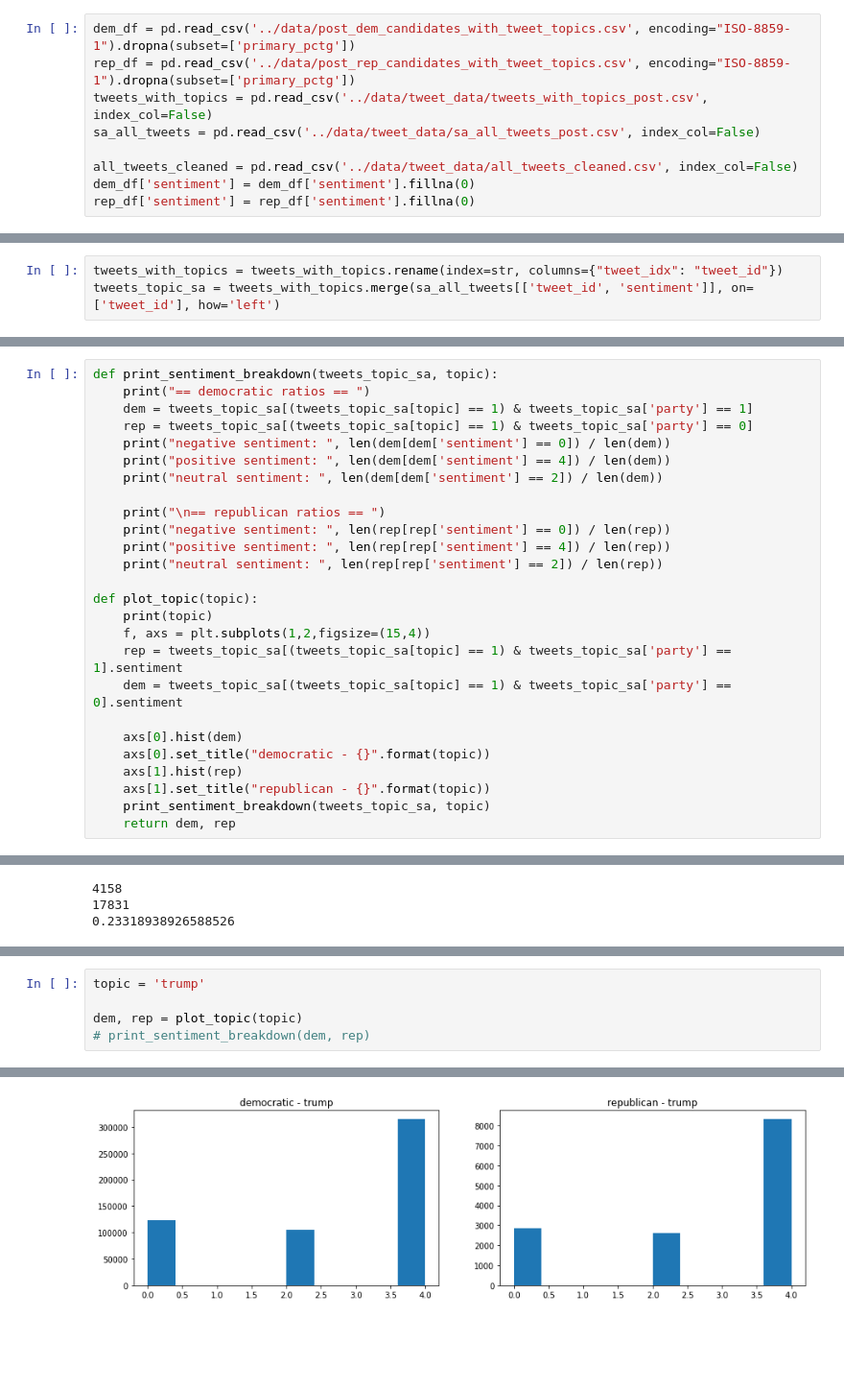
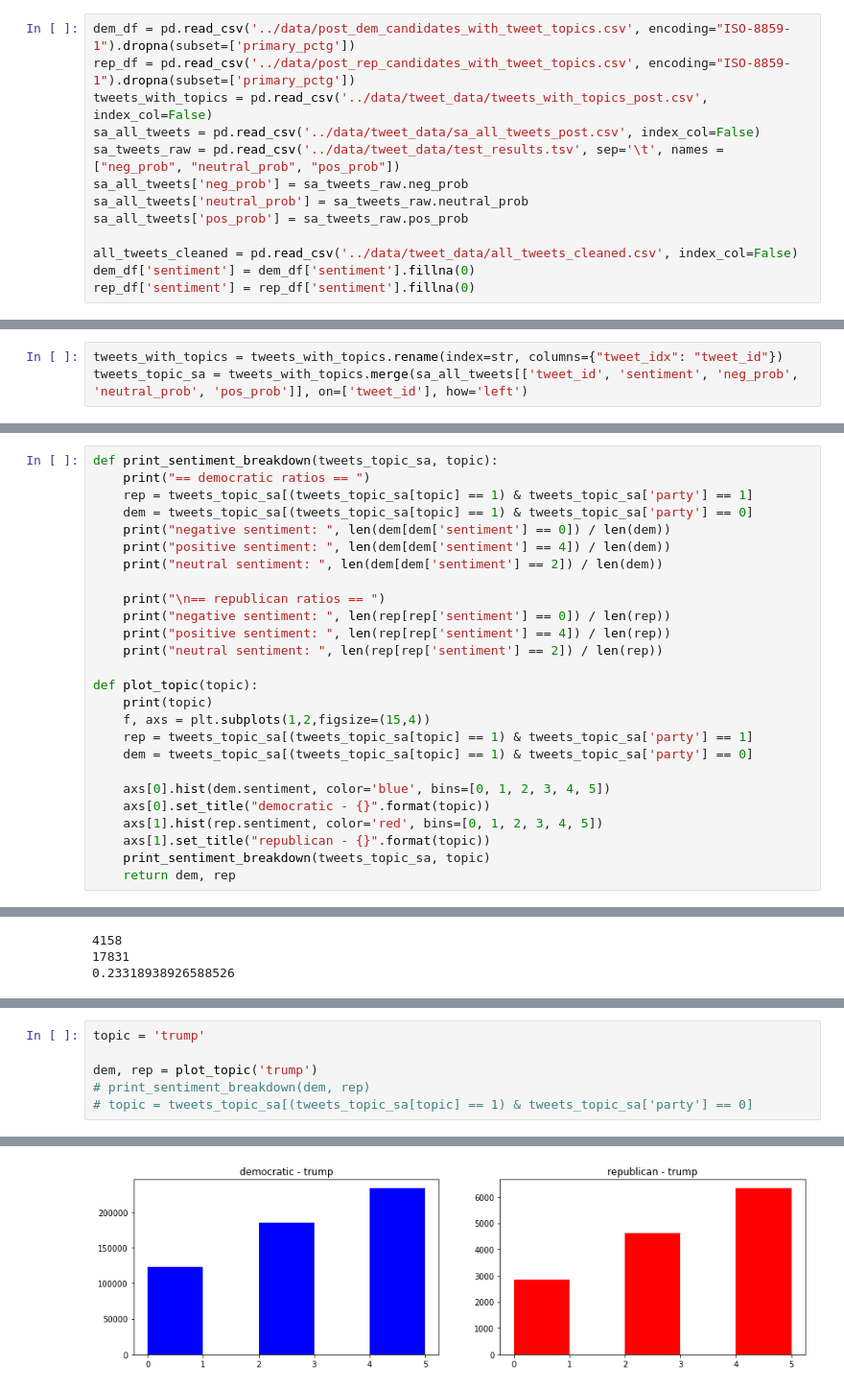
Before and after one commit to charles-tan/POCA, a Jupyter notebook: notebooks/topics_analysis.ipynb, the cells around one changed output, grey strips where cells are left out. Shown: that part at 96% size. Drawn from its saved outputs; the diff is of its cells as text; blank space fills up the shorter version.

```diff
--- a/notebooks/topics_analysis.ipynb
+++ b/notebooks/topics_analysis.ipynb
@@ -7,6 +7,10 @@ dem_df = pd.read_csv('../data/post_dem_candidates_with_tweet_topics.csv', encodi
 rep_df = pd.read_csv('../data/post_rep_candidates_with_tweet_topics.csv', encoding="ISO-8859-1").dropna(subset=['primary_pctg'])
 tweets_with_topics = pd.read_csv('../data/tweet_data/tweets_with_topics_post.csv', index_col=False)
 sa_all_tweets = pd.read_csv('../data/tweet_data/sa_all_tweets_post.csv', index_col=False)
+sa_tweets_raw = pd.read_csv('../data/tweet_data/test_results.tsv', sep='\t', names = ["neg_prob", "neutral_prob", "pos_prob"])
+sa_all_tweets['neg_prob'] = sa_tweets_raw.neg_prob
+sa_all_tweets['neutral_prob'] = sa_tweets_raw.neutral_prob
+sa_all_tweets['pos_prob'] = sa_tweets_raw.pos_prob
 
 all_tweets_cleaned = pd.read_csv('../data/tweet_data/all_tweets_cleaned.csv', index_col=False)
 dem_df['sentiment'] = dem_df['sentiment'].fillna(0)
@@ -33,6 +111,6 @@ Index(['tweet_id', 'stripped_text', 'twitter_handle', 'sentiment'], dtype='objec
 # %%
 tweets_with_topics = tweets_with_topics.rename(index=str, columns={"tweet_idx": "tweet_id"})
-tweets_topic_sa = tweets_with_topics.merge(sa_all_tweets[['tweet_id', 'sentiment']], on=['tweet_id'], how='left')
+tweets_topic_sa = tweets_with_topics.merge(sa_all_tweets[['tweet_id', 'sentiment', 'neg_prob', 'neutral_prob', 'pos_prob']], on=['tweet_id'], how='left')
 # %%
 print(len(tweets_topic_sa[tweets_topic_sa['sentiment'].isna()]))
 print(len(tweets_topic_sa))
@@ -203,8 +347,8 @@ axs.hist(rep)
 # %%
 def print_sentiment_breakdown(tweets_topic_sa, topic):
     print("== democratic ratios == ")
-    dem = tweets_topic_sa[(tweets_topic_sa[topic] == 1) & tweets_topic_sa['party'] == 1]
-    rep = tweets_topic_sa[(tweets_topic_sa[topic] == 1) & tweets_topic_sa['party'] == 0]
+    rep = tweets_topic_sa[(tweets_topic_sa[topic] == 1) & tweets_topic_sa['party'] == 1]
+    dem = tweets_topic_sa[(tweets_topic_sa[topic] == 1) & tweets_topic_sa['party'] == 0]
     print("negative sentiment: ", len(dem[dem['sentiment'] == 0]) / len(dem))
     print("positive sentiment: ", len(dem[dem['sentiment'] == 4]) / len(dem))
     print("neutral sentiment: ", len(dem[dem['sentiment'] == 2]) / len(dem))
@@ -217,12 +361,12 @@ def print_sentiment_breakdown(tweets_topic_sa, topic):
 def plot_topic(topic):
     print(topic)
     f, axs = plt.subplots(1,2,figsize=(15,4))
-    rep = tweets_topic_sa[(tweets_topic_sa[topic] == 1) & tweets_topic_sa['party'] == 1].sentiment
-    dem = tweets_topic_sa[(tweets_topic_sa[topic] == 1) & tweets_topic_sa['party'] == 0].sentiment
+    rep = tweets_topic_sa[(tweets_topic_sa[topic] == 1) & tweets_topic_sa['party'] == 1]
+    dem = tweets_topic_sa[(tweets_topic_sa[topic] == 1) & tweets_topic_sa['party'] == 0]
 
-    axs[0].hist(dem)
+    axs[0].hist(dem.sentiment, color='blue', bins=[0, 1, 2, 3, 4, 5])
     axs[0].set_title("democratic - {}".format(topic))
-    axs[1].hist(rep)
+    axs[1].hist(rep.sentiment, color='red', bins=[0, 1, 2, 3, 4, 5])
     axs[1].set_title("republican - {}".format(topic))
     print_sentiment_breakdown(tweets_topic_sa, topic)
     return dem, rep
@@ -238,8 +428,9 @@ print(4158 /17831)
 # %%
 topic = 'trump'
 
-dem, rep = plot_topic(topic)
+dem, rep = plot_topic('trump')
 # print_sentiment_breakdown(dem, rep)
+# topic = tweets_topic_sa[(tweets_topic_sa[topic] == 1) & tweets_topic_sa['party'] == 0]
 # %% [output]
 trump
 == democratic ratios ==
@@ -254 +452 @@ neutral sentiment:  0.1918283121617123
-[figure, old version]
+[figure, new version]
```
Also changed, not shown: parts of 22 cells of this notebook, 3 other files.
